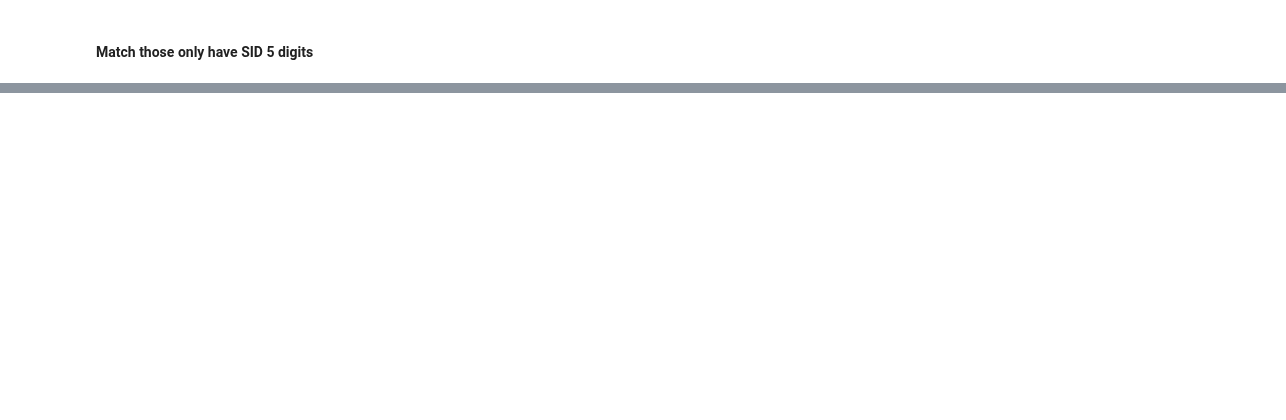
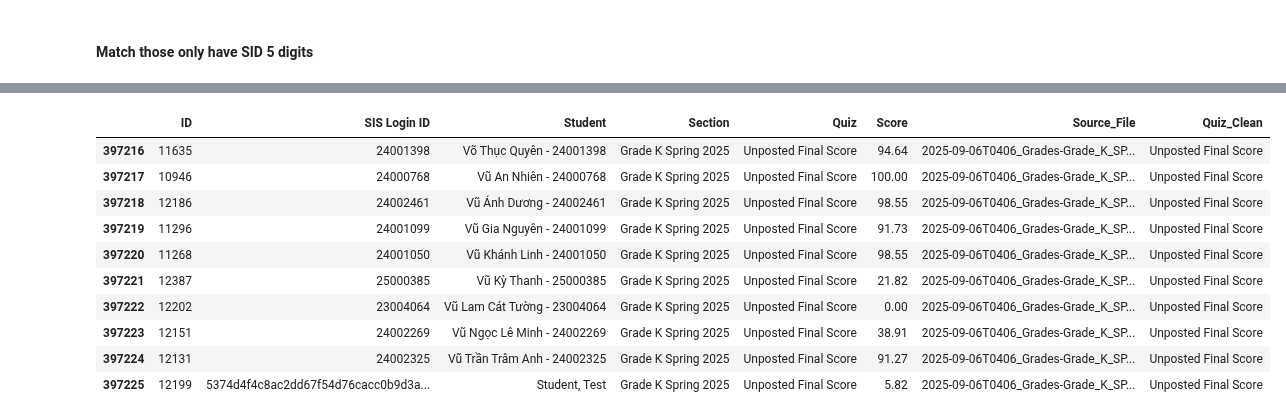
Before and after one commit to tthvan/Customer-Retention-Analysis, a Jupyter notebook: clean_merge.ipynb, the cells around one changed output, grey strips where cells are left out. Saved outputs shown, nothing was run; the diff lists cells and outputs as text; code cells hidden in the pictures; blank space fills up the shorter version.

```diff
--- a/clean_merge.ipynb
+++ b/clean_merge.ipynb
@@ -230,0 +329,14 @@ matched_5.to_excel('matched_5digit.xlsx', index=False)
+# %%
+df_all.tail(10)
+# %% [output]
+|  | ID | SIS Login ID | Student | Section | Quiz | Score | Source_File | Quiz_Clean |
+| 397216 | 11635 | 24001398 | Võ Thục Quyên - 24001398 | Grade K Spring 2025 | Unposted Final Score | 94.64 | 2025-09-06T0406_Grades-Grade_K_SP... | Unposted Final Score |
+| 397217 | 10946 | 24000768 | Vũ An Nhiên - 24000768 | Grade K Spring 2025 | Unposted Final Score | 100.00 | 2025-09-06T0406_Grades-Grade_K_SP... | Unposted Final Score |
+| 397218 | 12186 | 24002461 | Vũ Ánh Dương - 24002461 | Grade K Spring 2025 | Unposted Final Score | 98.55 | 2025-09-06T0406_Grades-Grade_K_SP... | Unposted Final Score |
+| 397219 | 11296 | 24001099 | Vũ Gia Nguyên - 24001099 | Grade K Spring 2025 | Unposted Final Score | 91.73 | 2025-09-06T0406_Grades-Grade_K_SP... | Unposted Final Score |
+| 397220 | 11268 | 24001050 | Vũ Khánh Linh - 24001050 | Grade K Spring 2025 | Unposted Final Score | 98.55 | 2025-09-06T0406_Grades-Grade_K_SP... | Unposted Final Score |
+| 397221 | 12387 | 25000385 | Vũ Kỳ Thanh - 25000385 | Grade K Spring 2025 | Unposted Final Score | 21.82 | 2025-09-06T0406_Grades-Grade_K_SP... | Unposted Final Score |
+| 397222 | 12202 | 23004064 | Vũ Lam Cát Tường - 23004064 | Grade K Spring 2025 | Unposted Final Score | 0.00 | 2025-09-06T0406_Grades-Grade_K_SP... | Unposted Final Score |
+| 397223 | 12151 | 24002269 | Vũ Ngọc Lê Minh - 24002269 | Grade K Spring 2025 | Unposted Final Score | 38.91 | 2025-09-06T0406_Grades-Grade_K_SP... | Unposted Final Score |
+| 397224 | 12131 | 24002325 | Vũ Trần Trâm Anh - 24002325 | Grade K Spring 2025 | Unposted Final Score | 91.27 | 2025-09-06T0406_Grades-Grade_K_SP... | Unposted Final Score |
+| 397225 | 12199 | 5374d4f4c8ac2dd67f54d76cacc0b9d3a... | Student, Test | Grade K Spring 2025 | Unposted Final Score | 5.82 | 2025-09-06T0406_Grades-Grade_K_SP... | Unposted Final Score |
```
Also changed, not shown: parts of 24 cells of this notebook, 5 other files.
